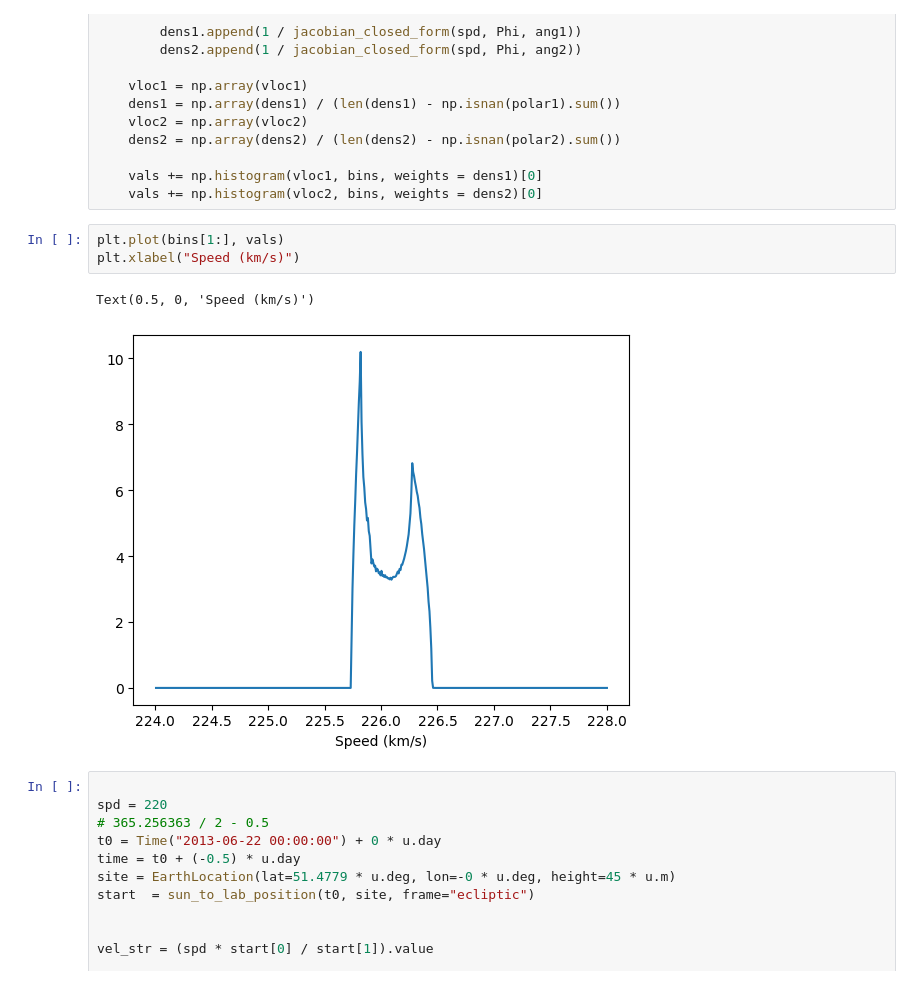
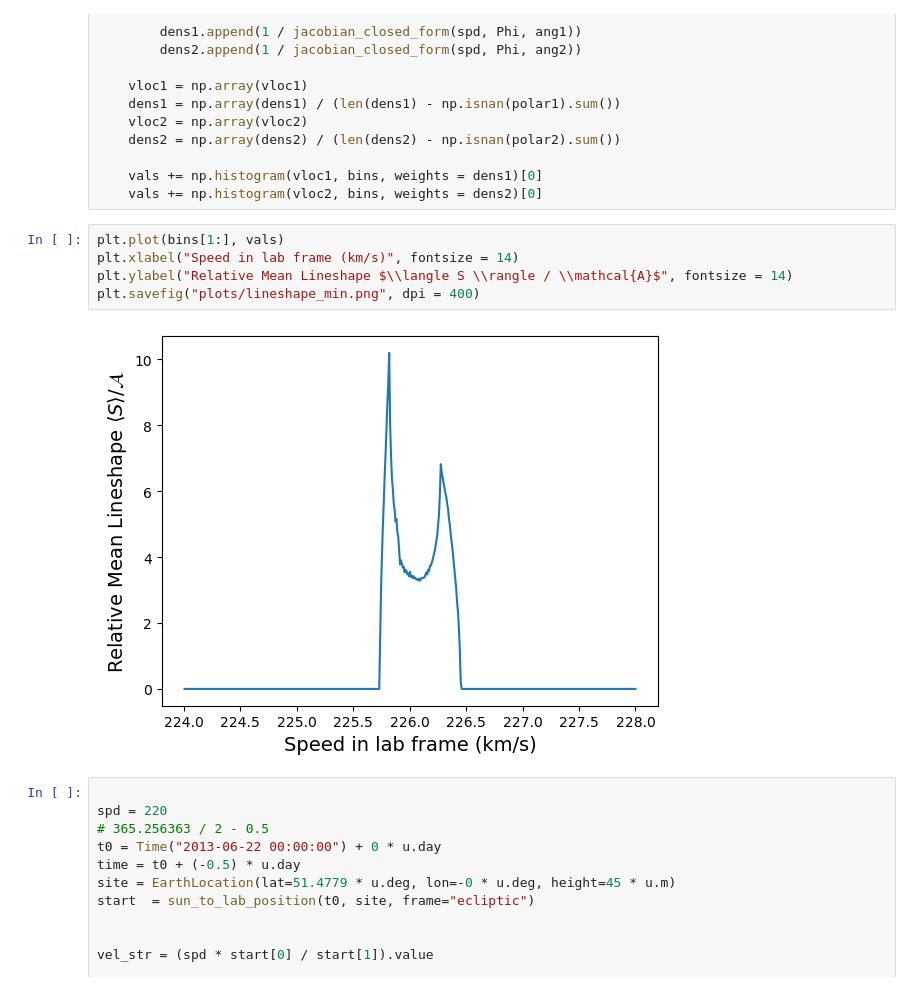
Before and after one commit to shauryagarg145/dark-matter-waves, a Jupyter notebook: annual.ipynb, the cells around one changed output. Drawn from its saved outputs; the diff is of its cells as text.

```diff
--- a/annual.ipynb
+++ b/annual.ipynb
@@ -326,10 +326,11 @@ for day in np.linspace(0, 1, 400):
     vals += np.histogram(vloc2, bins, weights = dens2)[0]
 # %%
 plt.plot(bins[1:], vals)
-plt.xlabel("Speed (km/s)")
+plt.xlabel("Speed in lab frame (km/s)", fontsize = 14)
+plt.ylabel("Relative Mean Lineshape $\\langle S \\rangle / \\mathcal{A}$", fontsize = 14)
+plt.savefig("plots/lineshape_min.png", dpi = 400)
 # %% [output]
-Text(0.5, 0, 'Speed (km/s)')
-[figure, old version]
+[figure, new version]
 # %%
 
 spd = 220
```
